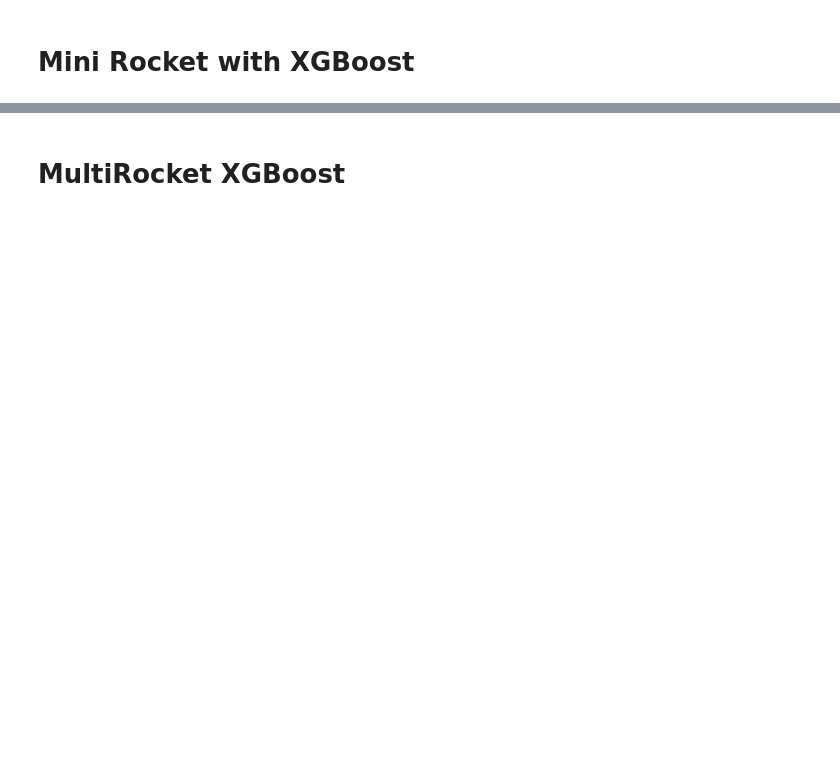
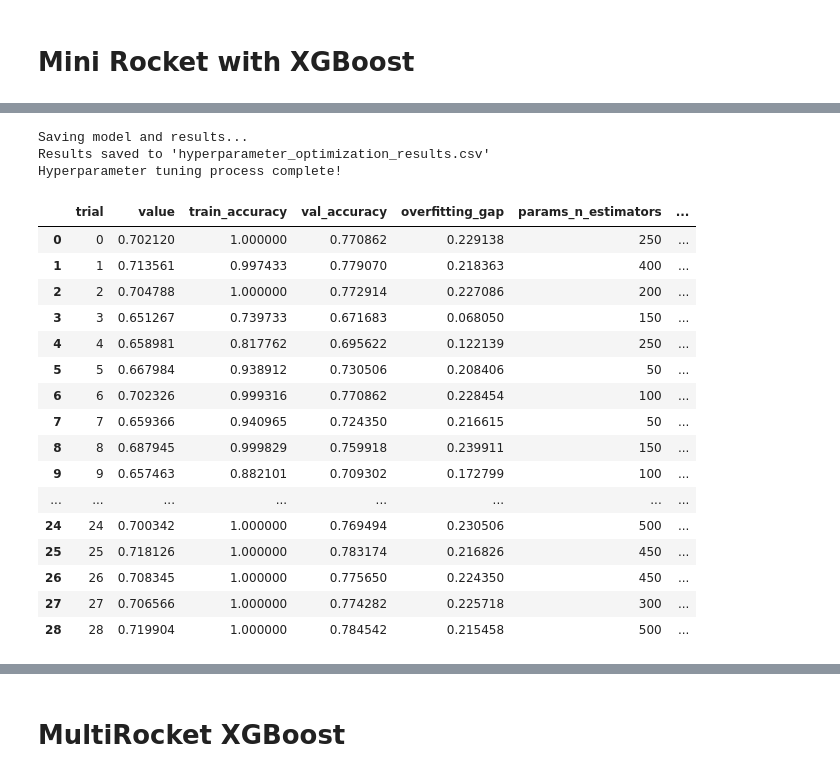
Before and after one commit to Ginushmal/Candlestick-Chart-Pattern-Detection-FYP, a Jupyter notebook: 03.3. Rocket with custom classifier PU no patt lables.ipynb, the cells around one changed output, grey strips where cells are left out. Cells and saved outputs as stored; diff of their text form; code cells hidden in the pictures; blank space fills up the shorter version.

Commit message:
Some fixes and Tried to hyper parm tune xgboost

```diff
--- a/03.3. Rocket with custom classifier PU no patt lables.ipynb
+++ b/03.3. Rocket with custom classifier PU no patt lables.ipynb
@@ -390,0 +693,51 @@ array([ 4,  2,  5,  2,  5,  3, -1,  0,  0,  2,  8,  0,  5,  4,  1,  2,  5,
+# %%
+# Save best model and results
+try:
+    import joblib
+    print("\nSaving model and results...")
+    joblib.dump(final_pipeline, 'best_minirocket_xgb_model.pkl')
+
+    # Save hyperparameter optimization results
+    valid_trials = [t for t in study.trials if t.state == optuna.trial.TrialState.COMPLETE and t.value != float('-inf')]
+    if valid_trials:
+        optimization_results = pd.DataFrame({
+            'trial': [t.number for t in valid_trials],
+            'value': [t.value for t in valid_trials],
+            'train_accuracy': [t.user_attrs.get('train_accuracy', None) for t in valid_trials],
+            'val_accuracy': [t.user_attrs.get('val_accuracy', None) for t in valid_trials],
+            'overfitting_gap': [t.user_attrs.get('overfitting_gap', None) for t in valid_trials],
+            **{f'params_{k}': [t.params.get(k, None) for t in valid_trials] for k in best_params.keys()}
+        })
+
+        optimization_results.to_csv('hyperparameter_optimization_results.csv', index=False)
+        print("Results saved to 'hyperparameter_optimization_results.csv'")
+    else:
+        print("No valid trials to save")
+except Exception as e:
+    print(f"Error saving results: {e}")
+
+print("Hyperparameter tuning process complete!")
+# %% [output]
+Saving model and results...
+Results saved to 'hyperparameter_optimization_results.csv'
+Hyperparameter tuning process complete!
+# %%
+optimization_results
+# %% [output]
+|  | trial | value | train_accuracy | val_accuracy | overfitting_gap | params_n_estimators | ... |
+| 0 | 0 | 0.702120 | 1.000000 | 0.770862 | 0.229138 | 250 | ... |
+| 1 | 1 | 0.713561 | 0.997433 | 0.779070 | 0.218363 | 400 | ... |
+| 2 | 2 | 0.704788 | 1.000000 | 0.772914 | 0.227086 | 200 | ... |
+| 3 | 3 | 0.651267 | 0.739733 | 0.671683 | 0.068050 | 150 | ... |
+| 4 | 4 | 0.658981 | 0.817762 | 0.695622 | 0.122139 | 250 | ... |
+| 5 | 5 | 0.667984 | 0.938912 | 0.730506 | 0.208406 | 50 | ... |
+| 6 | 6 | 0.702326 | 0.999316 | 0.770862 | 0.228454 | 100 | ... |
+| 7 | 7 | 0.659366 | 0.940965 | 0.724350 | 0.216615 | 50 | ... |
+| 8 | 8 | 0.687945 | 0.999829 | 0.759918 | 0.239911 | 150 | ... |
+| 9 | 9 | 0.657463 | 0.882101 | 0.709302 | 0.172799 | 100 | ... |
+| ... | ... | ... | ... | ... | ... | ... | ... |
+| 24 | 24 | 0.700342 | 1.000000 | 0.769494 | 0.230506 | 500 | ... |
+| 25 | 25 | 0.718126 | 1.000000 | 0.783174 | 0.216826 | 450 | ... |
+| 26 | 26 | 0.708345 | 1.000000 | 0.775650 | 0.224350 | 450 | ... |
+| 27 | 27 | 0.706566 | 1.000000 | 0.774282 | 0.225718 | 300 | ... |
+| 28 | 28 | 0.719904 | 1.000000 | 0.784542 | 0.215458 | 500 | ... |
```
Also changed, not shown: parts of 26 cells of this notebook, 1 other file.
